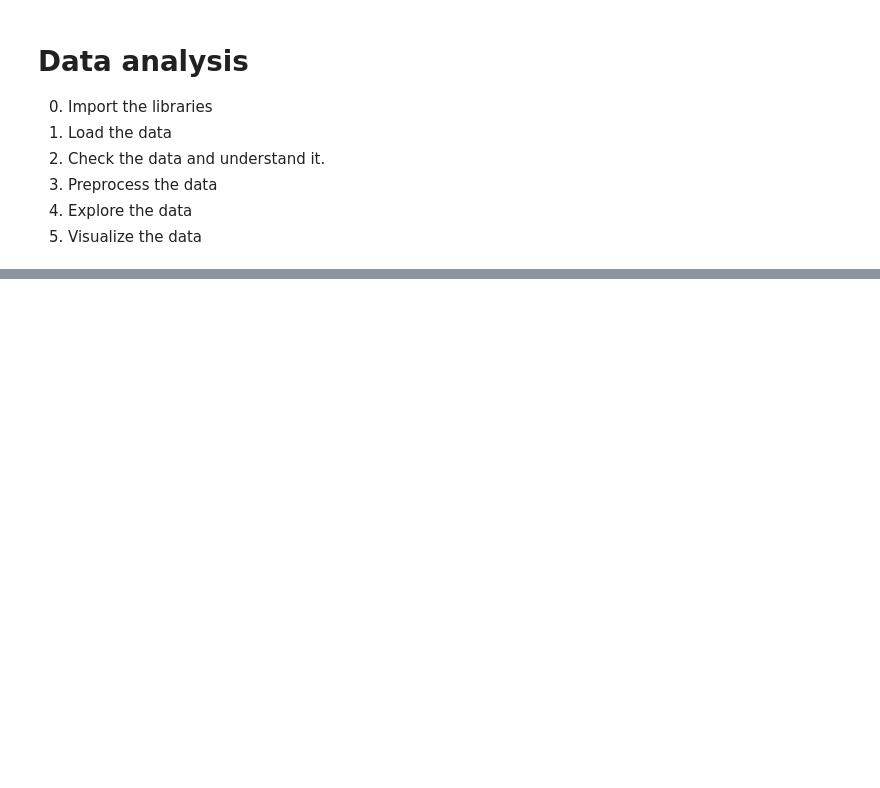
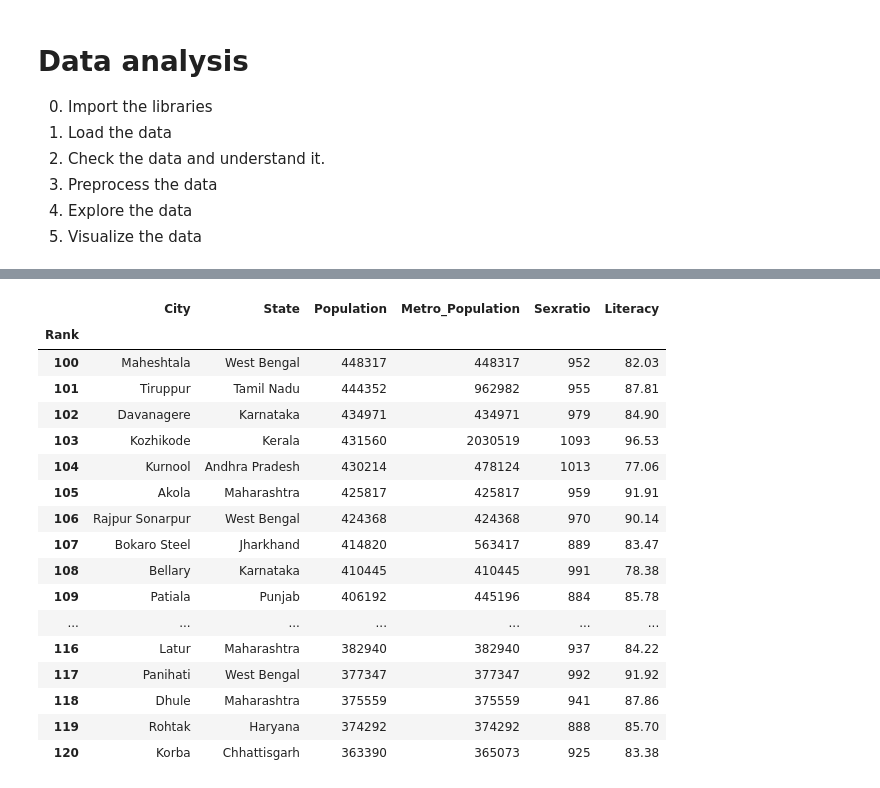
Before and after one commit to zaid-kamil/DP-SEP-PYDS-330-MTTF, a Jupyter notebook: data_analysis/analysis_part_1.ipynb, the cells around one changed output, grey strips where cells are left out. Cells and saved outputs as stored; diff of their text form; code cells hidden in the pictures; blank space fills up the shorter version.

```diff
--- a/data_analysis/analysis_part_1.ipynb
+++ b/data_analysis/analysis_part_1.ipynb
@@ -157,0 +81,21 @@ df2['Total'].plot(kind='bar', figsize=(15,5))
+# %%
+df.loc[100:120] # multiple rows, as a dataframe
+# %% [output]
+|  | City | State | Population | Metro_Population | Sexratio | Literacy |
+| Rank |  |  |  |  |  |  |
+| 100 | Maheshtala | West Bengal | 448317 | 448317 | 952 | 82.03 |
+| 101 | Tiruppur | Tamil Nadu | 444352 | 962982 | 955 | 87.81 |
+| 102 | Davanagere | Karnataka | 434971 | 434971 | 979 | 84.90 |
+| 103 | Kozhikode | Kerala | 431560 | 2030519 | 1093 | 96.53 |
+| 104 | Kurnool | Andhra Pradesh | 430214 | 478124 | 1013 | 77.06 |
+| 105 | Akola | Maharashtra | 425817 | 425817 | 959 | 91.91 |
+| 106 | Rajpur Sonarpur | West Bengal | 424368 | 424368 | 970 | 90.14 |
+| 107 | Bokaro Steel | Jharkhand | 414820 | 563417 | 889 | 83.47 |
+| 108 | Bellary | Karnataka | 410445 | 410445 | 991 | 78.38 |
+| 109 | Patiala | Punjab | 406192 | 445196 | 884 | 85.78 |
+| ... | ... | ... | ... | ... | ... | ... |
+| 116 | Latur | Maharashtra | 382940 | 382940 | 937 | 84.22 |
+| 117 | Panihati | West Bengal | 377347 | 377347 | 992 | 91.92 |
+| 118 | Dhule | Maharashtra | 375559 | 375559 | 941 | 87.86 |
+| 119 | Rohtak | Haryana | 374292 | 374292 | 888 | 85.70 |
+| 120 | Korba | Chhattisgarh | 363390 | 365073 | 925 | 83.38 |
```
Also changed, not shown: parts of 26 cells of this notebook, 1 other file.
